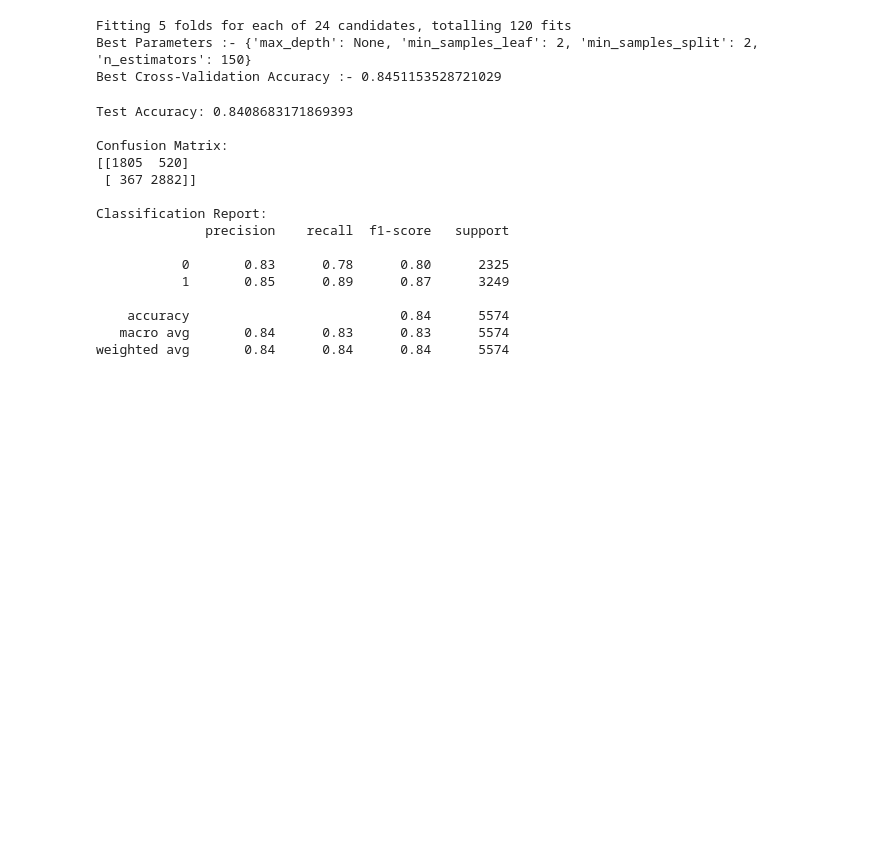
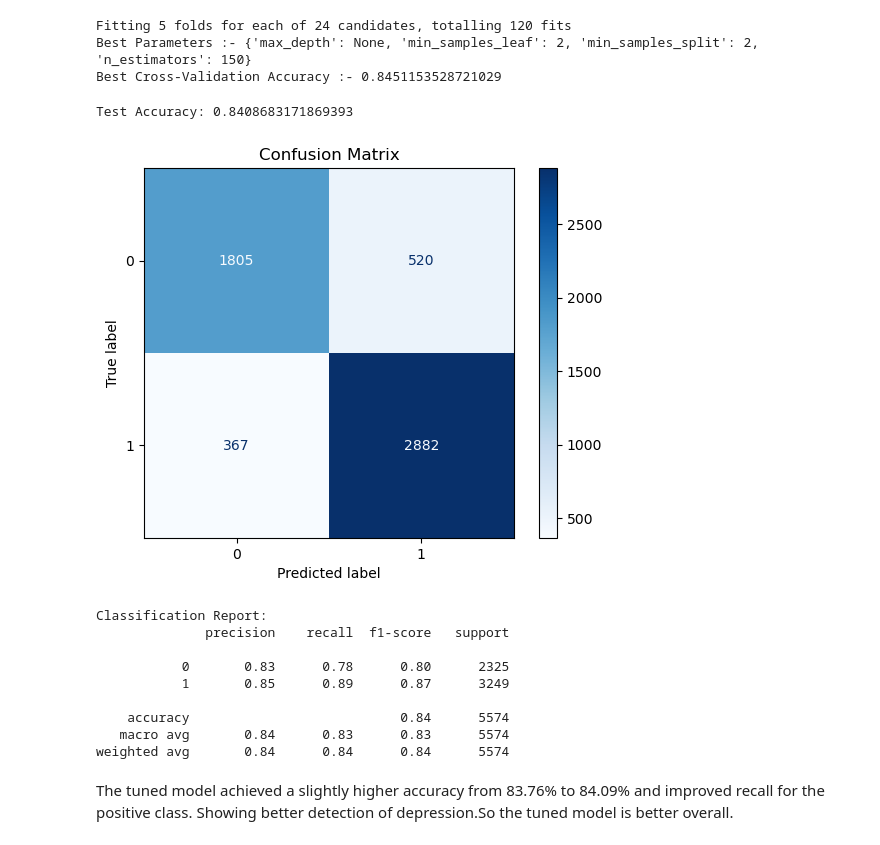
Before and after one commit to rushring/CS_Group07_StudentDepressionDetection, a Jupyter notebook: notebooks/fc211009_Themiya_random_forrest/model_training_&_evaluation.ipynb, the cells around one changed output. Cells and saved outputs as stored; diff of their text form; code cells hidden in the pictures; blank space fills up the shorter version.

```diff
--- a/notebooks/fc211009_Themiya_random_forrest/model_training_&_evaluation.ipynb
+++ b/notebooks/fc211009_Themiya_random_forrest/model_training_&_evaluation.ipynb
@@ -106,31 +104,32 @@ Fitting 5 folds for each of 24 candidates, totalling 120 fits
 Best Parameters :- {'max_depth': None, 'min_samples_leaf': 2, 'min_samples_split': 2, 'n_estimators': 150}
 Best Cross-Validation Accuracy :- 0.8451153528721029
 # %%
+
+
 # Use the best model found by GridSearch
 best_model = grid_search.best_estimator_
 
 # Predict on test set
 y_pred_best = best_model.predict(X_test)
 
 # Evaluation
 print("\nTest Accuracy:", accuracy_score(y_test, y_pred_best))
-print("\nConfusion Matrix:")
-print(confusion_matrix(y_test, y_pred_best))
+disp = ConfusionMatrixDisplay.from_estimator(best_model, X_test, y_test, cmap="Blues")
+plt.title("Confusion Matrix")
+plt.show()
 print("\nClassification Report:")
 print(classification_report(y_test, y_pred_best))
 # %% [output]
 Test Accuracy: 0.8408683171869393
-
-Confusion Matrix:
-[[1805  520]
- [ 367 2882]]
-
-Classification Report:
-              precision    recall  f1-score   support
-
-           0       0.83      0.78      0.80      2325
-           1       0.85      0.89      0.87      3249
-
-    accuracy                           0.84      5574
-   macro avg       0.84      0.83      0.83      5574
-weighted avg       0.84      0.84      0.84      5574
+[figure, added]
+Classification Report:
+              precision    recall  f1-score   support
+
+           0       0.83      0.78      0.80      2325
+           1       0.85      0.89      0.87      3249
+
+    accuracy                           0.84      5574
+   macro avg       0.84      0.83      0.83      5574
+weighted avg       0.84      0.84      0.84      5574
+# %% [markdown]
+The tuned model achieved a slightly higher accuracy from 83.76% to 84.09% and improved recall for the positive class. Showing better detection of depression.So the tuned model is better overall.
```
Also changed, not shown: parts of 2 cells of this notebook.
